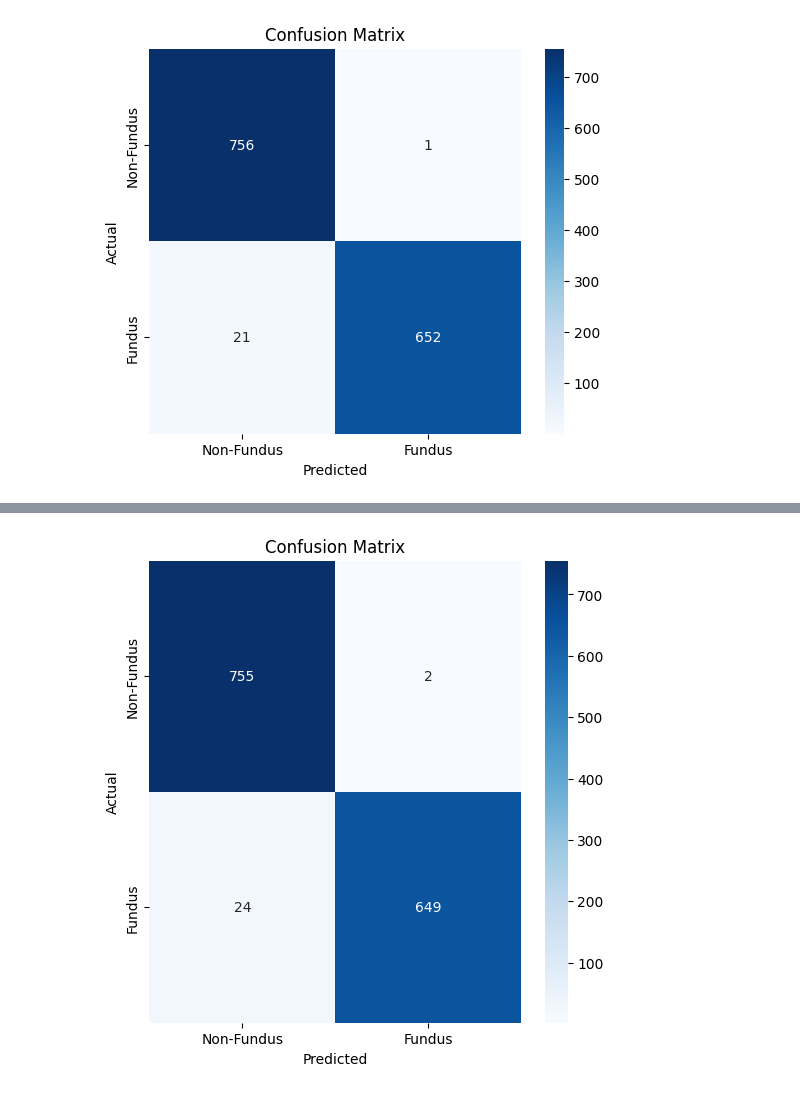
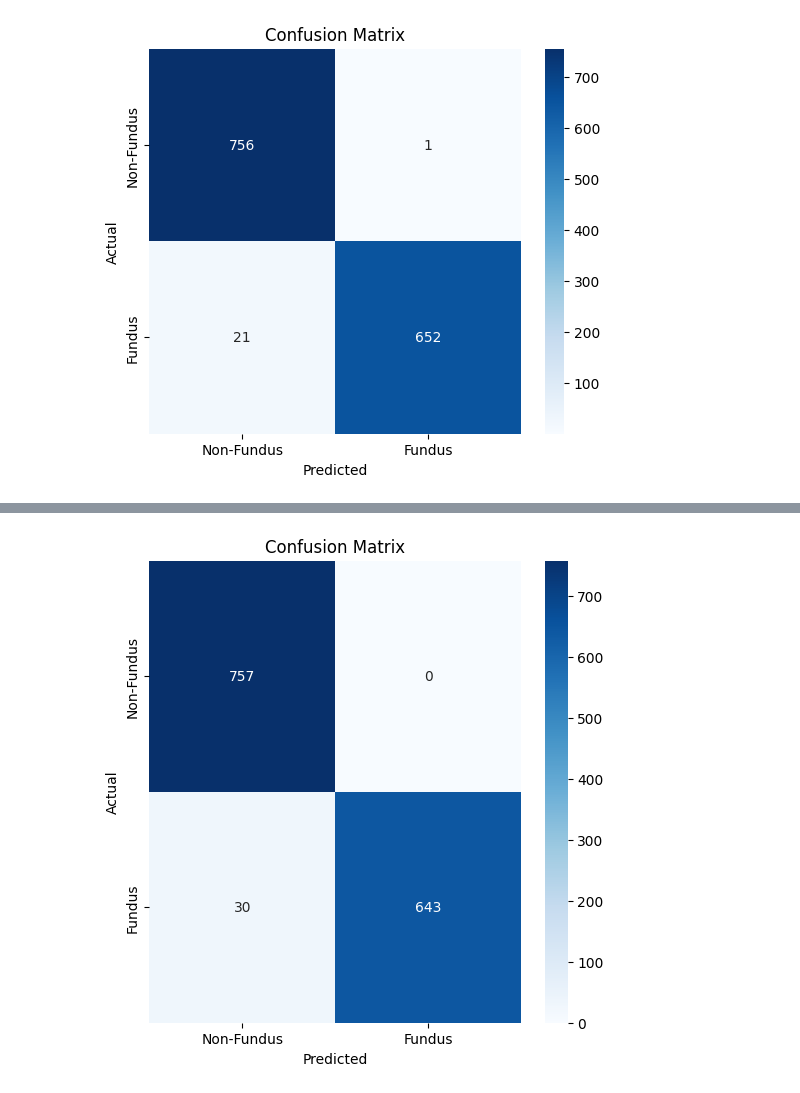
Before and after one commit to Romal27/DSGP-24-Retina94, a Jupyter notebook: Neural_Network.ipynb, the cells around one changed output, grey strips where cells are left out. Saved outputs shown, nothing was run; the diff lists cells and outputs as text; code cells hidden in the pictures.

```diff
--- a/Neural_Network.ipynb
+++ b/Neural_Network.ipynb
@@ -195,50 +195,39 @@ from sklearn.metrics import classification_report, confusion_matrix
 import seaborn as sns
 import matplotlib.pyplot as plt
 
-def identify_duplicates(folder):
+def log_duplicates(folder):
+    """Logs duplicate images but does not remove them."""
     hashes = {}
-    duplicate_count = 0
-
     for filename in os.listdir(folder):
         filepath = os.path.join(folder, filename)
-
         try:
             with Image.open(filepath) as img:
                 img_hash = hashlib.md5(img.tobytes()).hexdigest()
-
                 if img_hash in hashes:
-                    duplicate_count += 1
-                    print(f"⚠️ Duplicate detected: {filename} (Same as {hashes[img_hash]})")
+                    print(f" Duplicate detected: {filename} (Same as {hashes[img_hash]})")
                 else:
                     hashes[img_hash] = filename
         except Exception as e:
             print(f"Skipping {filename}: {e}")
 
-    print(f" Identified {duplicate_count} duplicate images in {folder}")
-
 dataset_path = "D:/Datasets_Retina"
-identify_duplicates(os.path.join(dataset_path, "Fundus"))
-identify_duplicates(os.path.join(dataset_path, "Non Fundus"))
+log_duplicates(os.path.join(dataset_path, "Fundus"))
+log_duplicates(os.path.join(dataset_path, "Non Fundus"))
 
 IMG_SIZE = (224, 224)
-BATCH_SIZE = 16
+BATCH_SIZE = 32
 
-train_datagen = ImageDataGenerator(
+# Simplified Augmentation (Avoid Data Leakage)
+data_gen = ImageDataGenerator(
     rescale=1./255,
-    validation_split=0.2,  # 20% validation split
-    rotation_range=30,      # Augmentation to reduce duplicate effect
-    width_shift_range=0.2,
-    height_shift_range=0.2,
-    horizontal_flip=True,
-    vertical_flip=True
+    validation_split=0.2,
+    rotation_range=15,  # Reduced rotation
+    width_shift_range=0.1,
+    height_shift_range=0.1,
+    horizontal_flip=True
 )
 
-val_datagen = ImageDataGenerator(
-    rescale=1./255,
-    validation_split=0.2
-)
-
-train_generator = train_datagen.flow_from_directory(
+train_generator = data_gen.flow_from_directory(
     dataset_path,
     target_size=IMG_SIZE,
     batch_size=BATCH_SIZE,
@@ -246,53 +235,50 @@ train_generator = train_datagen.flow_from_directory(
     subset="training"
 )
 
-val_generator = val_datagen.flow_from_directory(
+val_generator = data_gen.flow_from_directory(
     dataset_path,
     target_size=IMG_SIZE,
     batch_size=BATCH_SIZE,
     class_mode="binary",
     subset="validation",
-    shuffle=False  # Required for confusion matrix calculation
+    shuffle=False  # Needed for confusion matrix
 )
 
-
+# Simplified Model to Reduce Overfitting
 model = Sequential([
     Conv2D(16, (3, 3), activation='relu', input_shape=(224, 224, 3)),
-    MaxPooling2D((2, 2)),
+    MaxPooling2D(2, 2),
+    Dropout(0.25),
 
     Conv2D(32, (3, 3), activation='relu'),
-    MaxPooling2D((2, 2)),
+    MaxPooling2D(2, 2),
+    Dropout(0.25),
 
     Flatten(),
-    Dense(32, activation='relu'),
+    Dense(64, activation='relu'),
     Dropout(0.5),
-    Dense(1, activation='sigmoid')  # Binary classification
+    Dense(1, activation='sigmoid')
 ])
 
-# Compile model
 model.compile(optimizer='adam', loss='binary_crossentropy', metrics=['accuracy'])
 
-
+# Training the Model
 model.fit(train_generator, validation_data=val_generator, epochs=10)
 
+# Evaluate Model
+val_loss, val_accuracy = model.evaluate(val_generator)
+print(f"\n Validation Accuracy: {val_accuracy * 100:.2f}%")
 
-# Evaluate model on validation data
-val_loss, val_accuracy = model.evaluate(val_generator)
-print(f"\n🔥 Validation Accuracy: {val_accuracy * 100:.2f}%")
-
-# Get true labels and predictions
+# Predictions
 y_true = val_generator.classes
 y_pred = model.predict(val_generator)
-y_pred = (y_pred > 0.5).astype(int)  # Convert probabilities to binary values
+y_pred = (y_pred > 0.5).astype(int)
 
-# Print classification report
-print("\n📊 Classification Report:")
+print("\n Classification Report:")
 print(classification_report(y_true, y_pred, target_names=["Non-Fundus", "Fundus"]))
 
 # Confusion Matrix
 conf_matrix = confusion_matrix(y_true, y_pred)
-
-# Plot Confusion Matrix
 plt.figure(figsize=(6, 6))
 sns.heatmap(conf_matrix, annot=True, fmt='d', cmap='Blues', xticklabels=['Non-Fundus', 'Fundus'], yticklabels=['Non-Fundus', 'Fundus'])
 plt.xlabel('Predicted')
@@ -332,6 +318,6 @@ Epoch 6/10
 ... (18 lines left out)
 
     accuracy                           0.98      1430
    macro avg       0.98      0.98      0.98      1430
 weighted avg       0.98      0.98      0.98      1430
-[figure, old version]
+[figure, new version]
```
Also changed, not shown: parts of 1 cell of this notebook.
